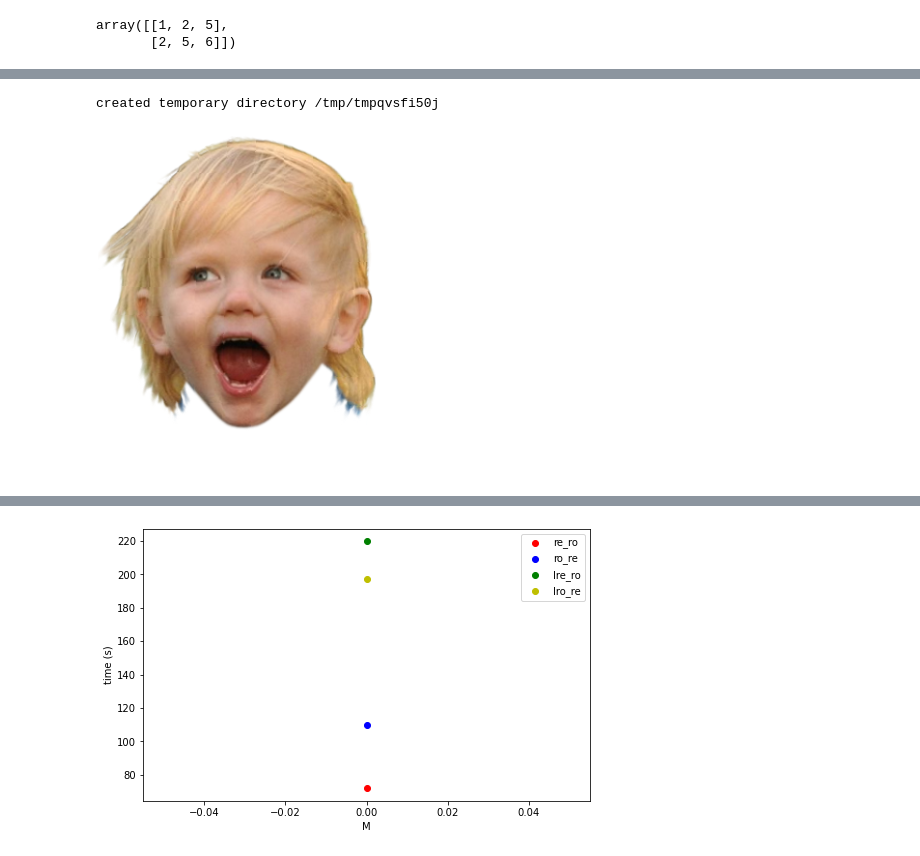
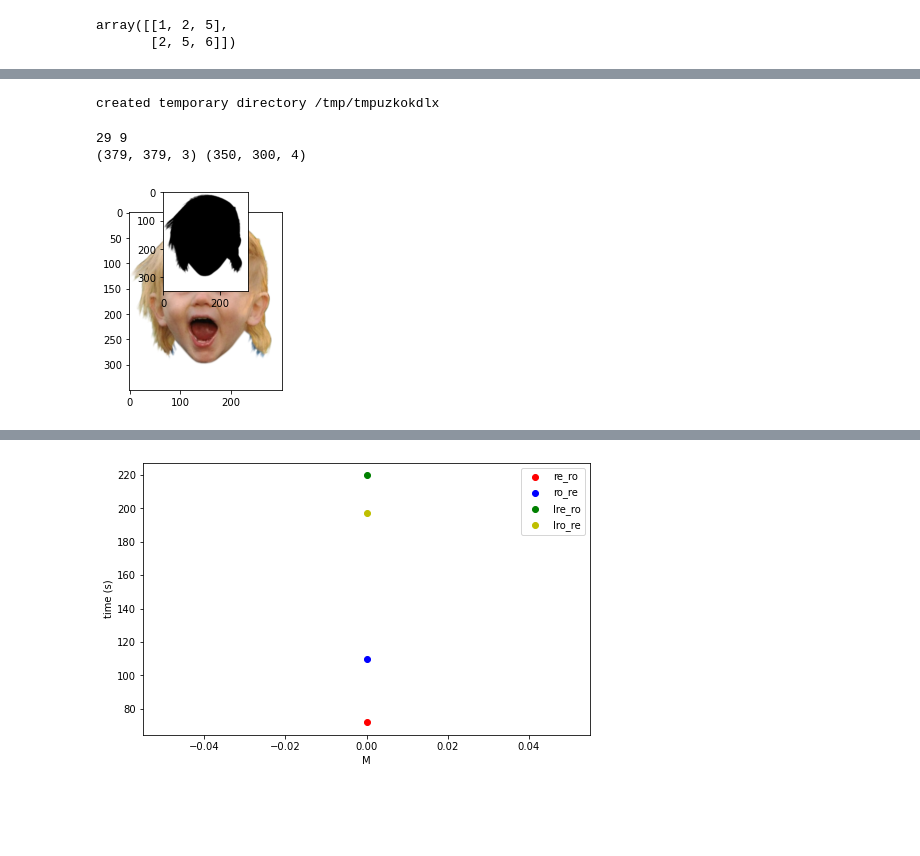
Before and after one commit to NewSciTLH/U-2-Net, a Jupyter notebook: notesdayperday.ipynb, the cells around one changed output, grey strips where cells are left out. Drawn from its saved outputs; the diff is of its cells as text; code cells hidden in the pictures; blank space fills up the shorter version.

```diff
--- a/notesdayperday.ipynb
+++ b/notesdayperday.ipynb
@@ -460,8 +446,20 @@ TypeError: slice indices must be integers or None or have an __index__ method
 # %%
 input_image_path = "divvyup_store/socks/600000/crop_of_subject"
 # input_image_path = "model_staging/orientation/image_testing/humans/dat99.jpeg"
-output = human_eyes(input_image_path)
-output
+file, file_2= human_eyes(input_image_path)
+
+
+
+w=10
+h=10
+fig=plt.figure()
+fig.add_subplot(1,2,1)
+plt.imshow(file)
+fig.add_subplot(2,2,1)
+plt.imshow(base)
+plt.show()
 # %% [output]
-created temporary directory /tmp/tmpqvsfi50j
+created temporary directory /tmp/tmpuzkokdlx
+29 9
+(379, 379, 3) (350, 300, 4)
-[figure, old version]
+[figure, new version]
```
Also changed, not shown: parts of 7 cells of this notebook.
